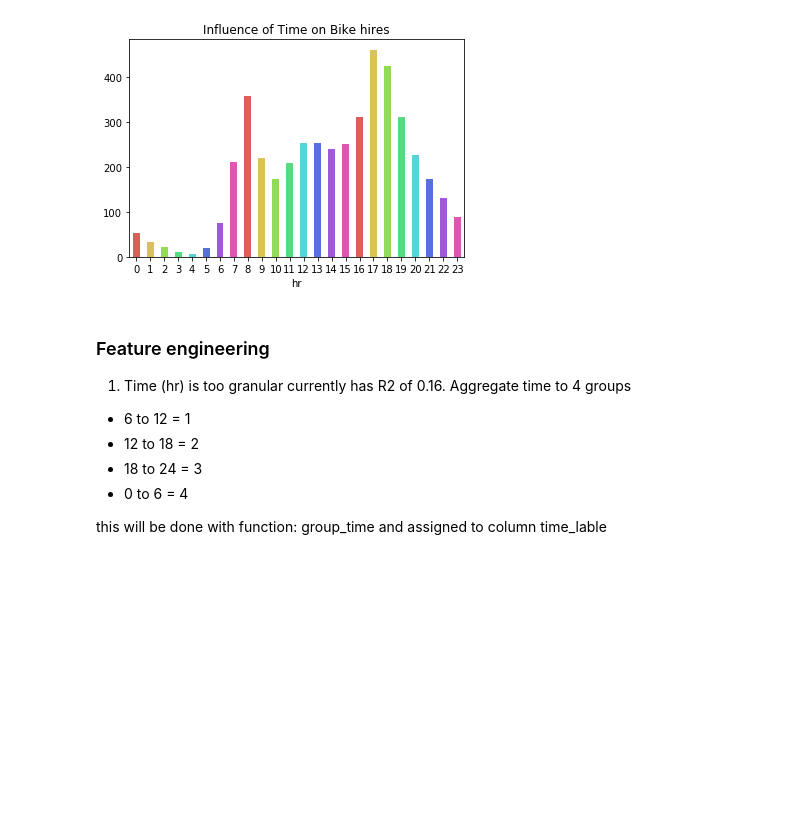
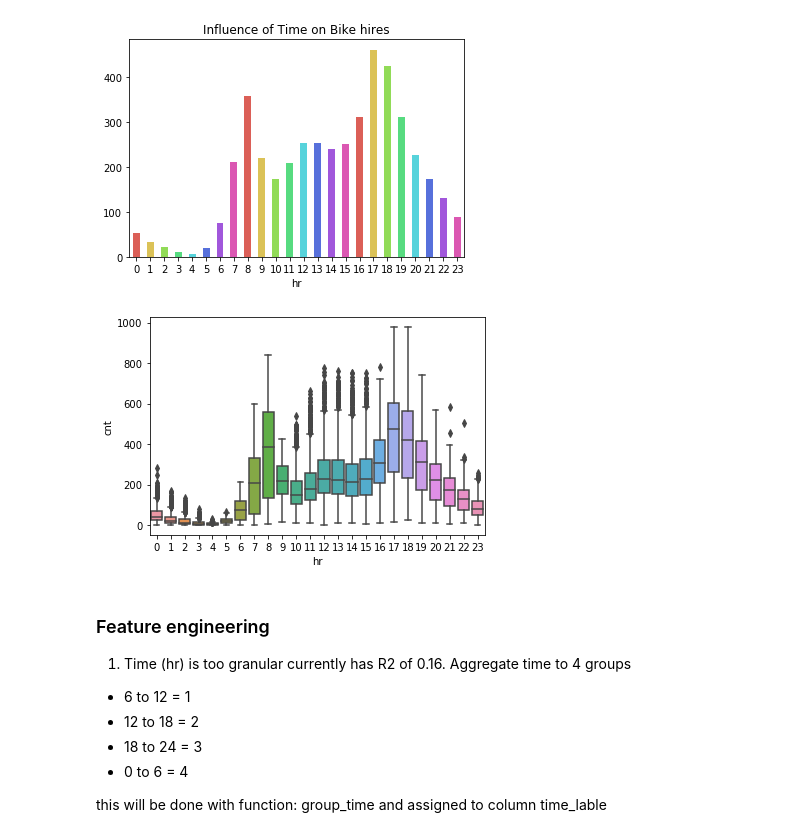
Before and after one commit to kobetryz/machine_learning_projects, a Jupyter notebook: Bike sharing/Bike rentals prediction.ipynb, the cells around one changed output. Saved outputs shown, nothing was run; the diff lists cells and outputs as text; code cells hidden in the pictures; blank space fills up the shorter version.

```diff
--- a/Bike sharing/Bike rentals prediction.ipynb
+++ b/Bike sharing/Bike rentals prediction.ipynb
@@ -134,6 +136,16 @@ plt.title('Influence of Time on Bike hires')
 plt.show()
 # %% [output]
 [figure]
+# %%
+#. compare boxplots of hr and time_label
+
+sns.boxplot('hr','cnt',data=bike_rentals)
+plt.show()
+
+sns.boxplot('hr','cnt',data=bike_rentals)
+plt.show()
+# %% [output]
+[figure, added]
 # %% [markdown]
 ### Feature engineering
 1. Time (hr) is too granular currently has R2 of 0.16. Aggregate time to 4 groups
```
Also changed, not shown: parts of 12 cells of this notebook.
